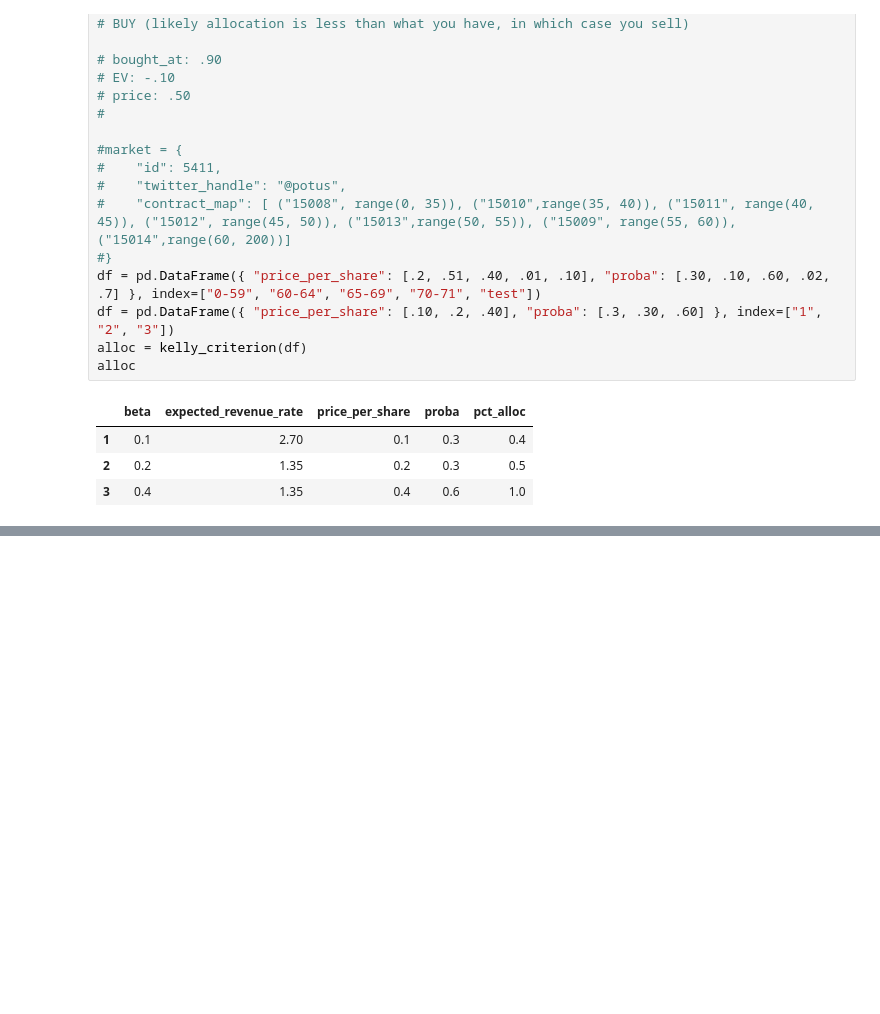
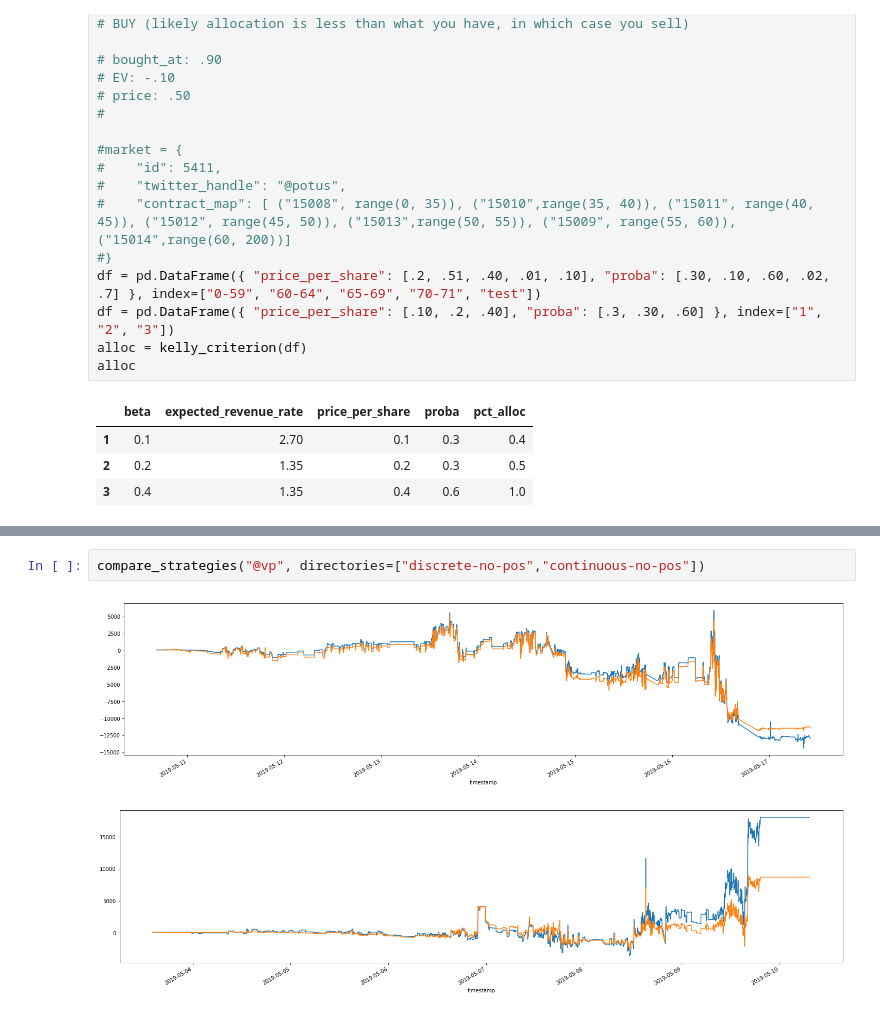
Before and after one commit to mng12689/predictit, a Jupyter notebook: Untitled-Copy1.ipynb, the cells around one changed output, grey strips where cells are left out. Cells and saved outputs as stored; diff of their text form; blank space fills up the shorter version.

```diff
--- a/Untitled-Copy1.ipynb
+++ b/Untitled-Copy1.ipynb
@@ -1004,0 +948,5 @@ NameError: name 'grouped' is not defined
+# %%
+compare_strategies("@vp", directories=["discrete-no-pos","continuous-no-pos"])
+# %% [output]
+[figure, added]
+[figure, added]
```
Also changed, not shown: parts of 45 cells of this notebook, 12 other files.
